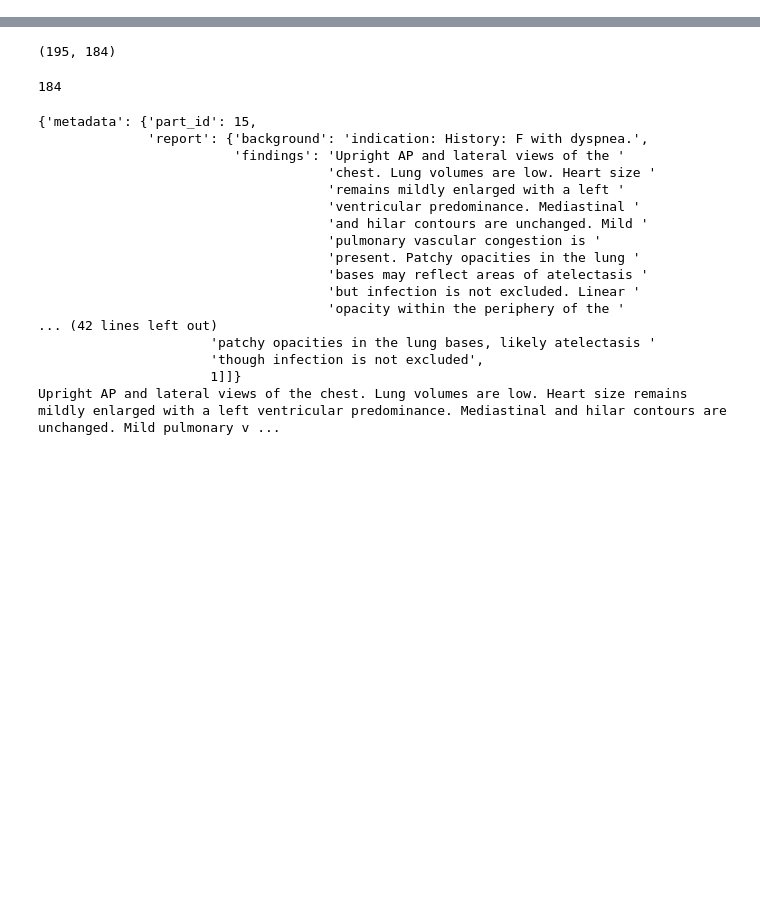
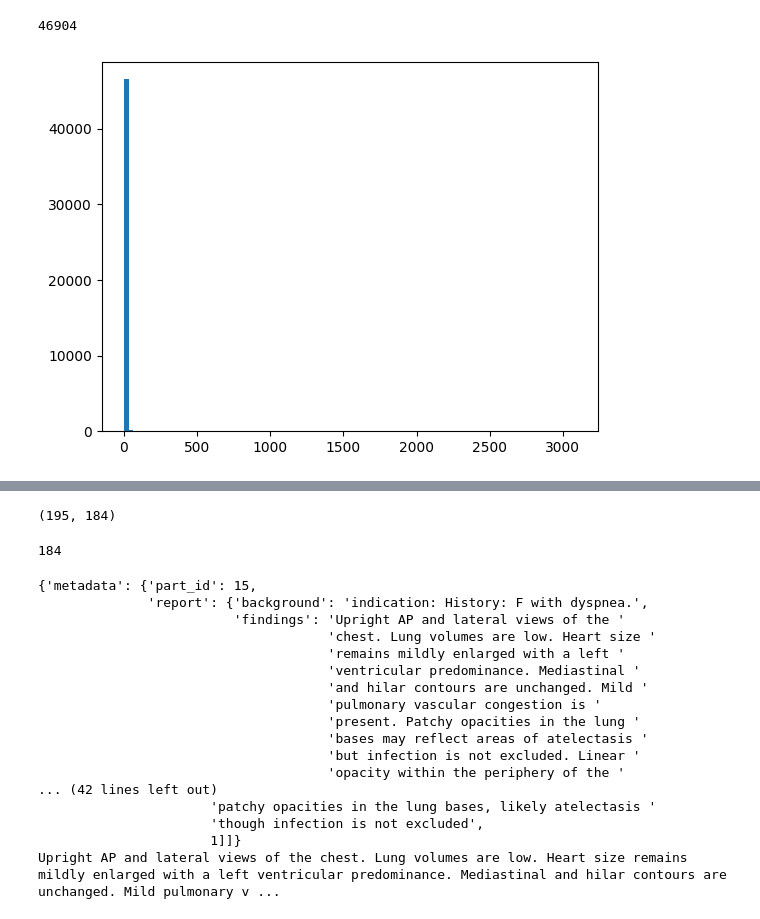
Before and after one commit to PabloMessina/MedVQA, a Jupyter notebook: medvqa/datasets/notebooks/Labeling reports with OpenAI's API (3).ipynb, the cells around one changed output, grey strips where cells are left out. Saved outputs shown, nothing was run; the diff lists cells and outputs as text; code cells hidden in the pictures; blank space fills up the shorter version.

Commit message:
more experiments with OpenAI's API, T5/BART, and clustering of facts extracted from reports

```diff
--- a/medvqa/datasets/notebooks/Labeling reports with OpenAI's API (3).ipynb
+++ b/medvqa/datasets/notebooks/Labeling reports with OpenAI's API (3).ipynb
@@ -45,0 +66,12 @@ tmp[-10]
+# %%
+facts = dict()
+for x in ['/home/pamessina/medvqa-workspace/cache/mimiccxr/openai/gpt-4-0613_parsed_sentences.jsonl',
+          '/home/pamessina/medvqa-workspace/cache/mimiccxr/openai/gpt-3.5-turbo_parsed_sentences.jsonl',
+          '/home/pamessina/medvqa-workspace/cache/mimiccxr/openai/gpt-3.5-turbo-0301_parsed_sentences.jsonl'
+         ]:
+    print(x)
+    tmp = load_jsonl(x)
+    print(len(tmp))
+    for y in tmp:
+        for z in y['parsed_response']:
+            facts[z] = facts.get(z, 0) + 1
@@ -45,0 +85,4 @@ tmp[-10]
+# %%
+len(facts)
+# %% [output]
+46904
@@ -45,0 +91,6 @@ tmp[-10]
+# %%
+import matplotlib.pyplot as plt
+plt.hist(list(facts.values()), bins=100)
+plt.show()
+# %% [output]
+[figure, added]
```
Also changed, not shown: parts of 14 cells of this notebook, 43 other files.
